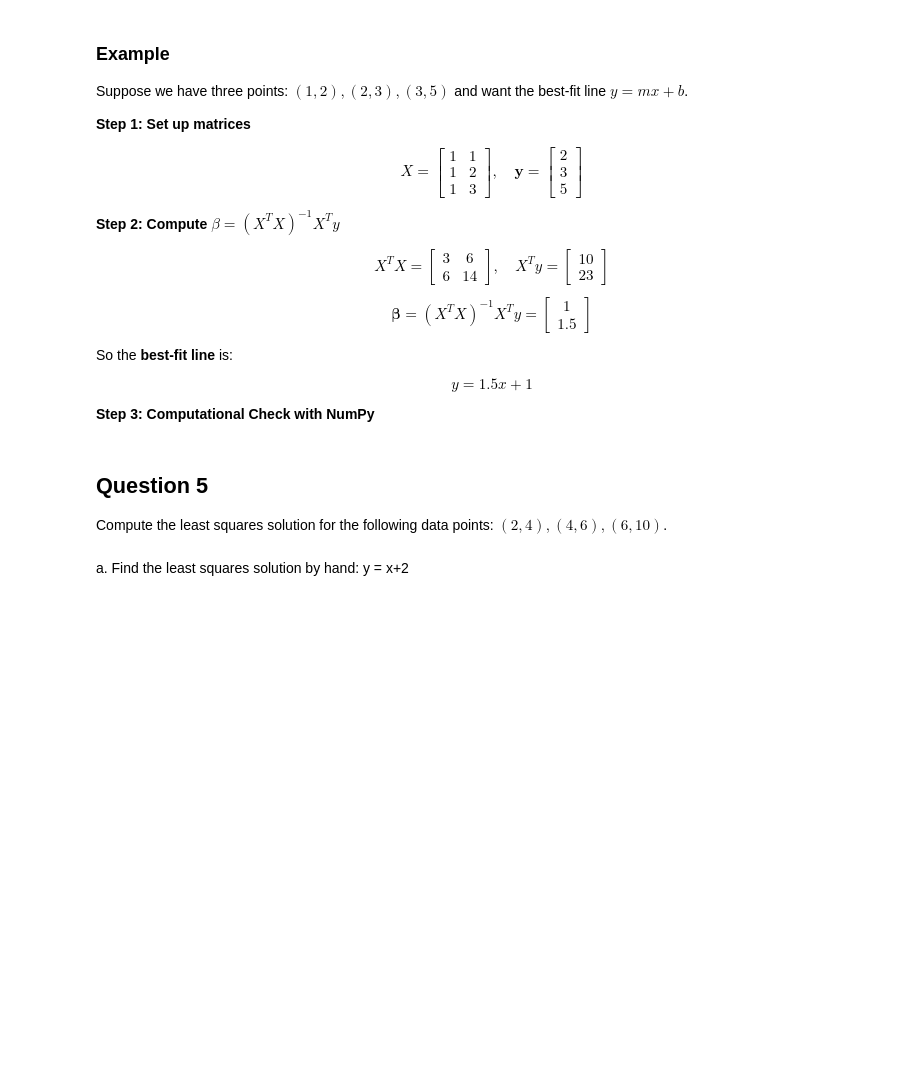
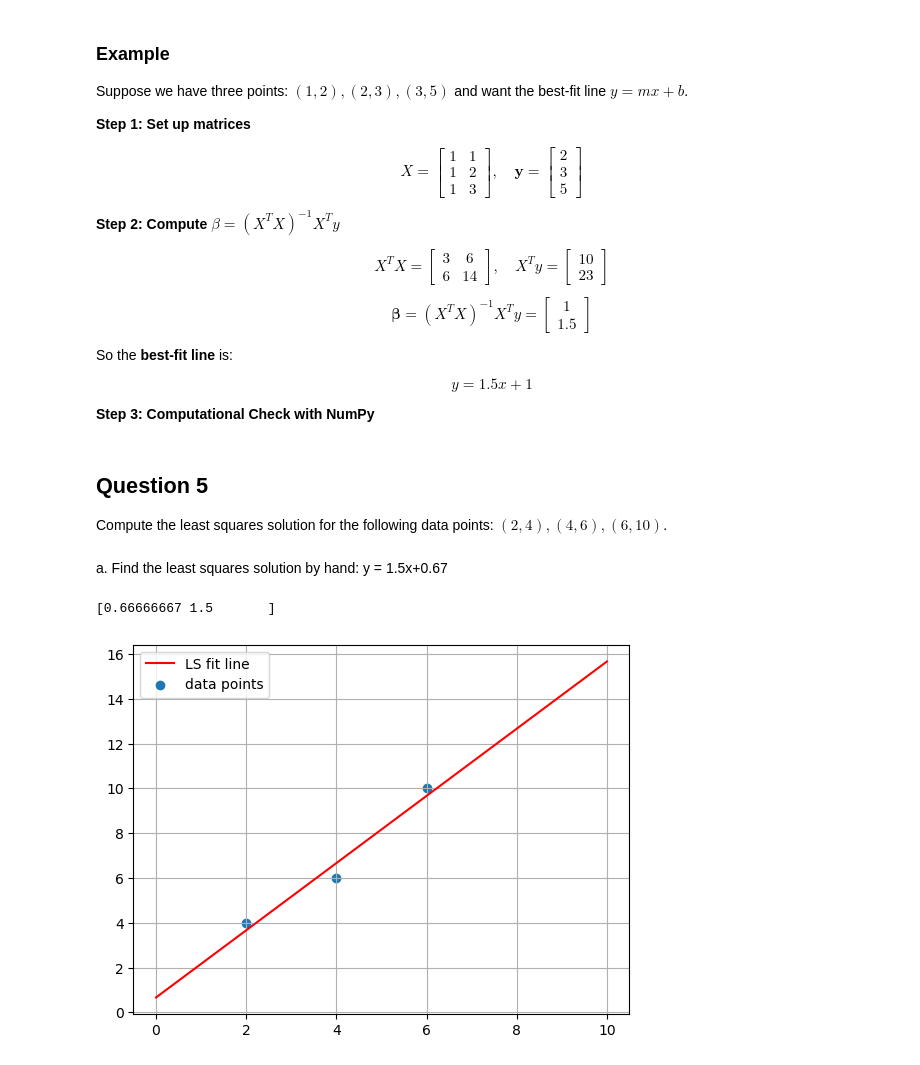
Before and after one commit to skhancock7/bwsi-comp-problem-solving, a Jupyter notebook: mod1_foundations_of_applied_math/3_more_linear_algerbra.ipynb, the cells around one changed output. Saved outputs shown, nothing was run; the diff lists cells and outputs as text; code cells hidden in the pictures; blank space fills up the shorter version.

```diff
--- a/mod1_foundations_of_applied_math/3_more_linear_algerbra.ipynb
+++ b/mod1_foundations_of_applied_math/3_more_linear_algerbra.ipynb
@@ -302,4 +370,4 @@ print(beta)  # Output: [1.  1.5]
 ## Question 5
 Compute the least squares solution for the following data points: $(2,4), (4,6), (6,10)$.
 # %% [markdown]
-a. Find the least squares solution by hand: y = x+2
+a. Find the least squares solution by hand: y = 1.5x+0.67
@@ -308,8 +374,27 @@ a. Find the least squares solution by hand: y = x+2
+# %%
+# b. using numpy: Correct!
+import numpy as np
+X = np.array([[1, 2],
+              [1, 4],
+              [1, 6]])
+y = np.array([4, 6, 10])
+
+beta = np.linalg.inv(X.T @ X) @ X.T @ y
+print(beta)  # expected output: [0.66666667 1.5]
+# %% [output]
+[0.66666667 1.5       ]
 # %%
+import matplotlib.pyplot as plt
+
+x_line = np.linspace(0, 10, 100)
+y_line = 1.5 * x_line + 0.67
+
 # plot the points and your best fit line using matplotlib to check your work!
 fit_line = lambda beta,x: beta[1]*x + beta[0]
-# plt.plot(           , "r-", label="LS fit line")
+plt.plot(x_line, y_line, "r-", label="LS fit line")
 plt.scatter([2,4,6], [4,6,10], label="data points")
 plt.legend()
 plt.grid()
 plt.show()
+# %% [output]
+[figure, added]
```
Also changed, not shown: parts of 10 cells of this notebook.
